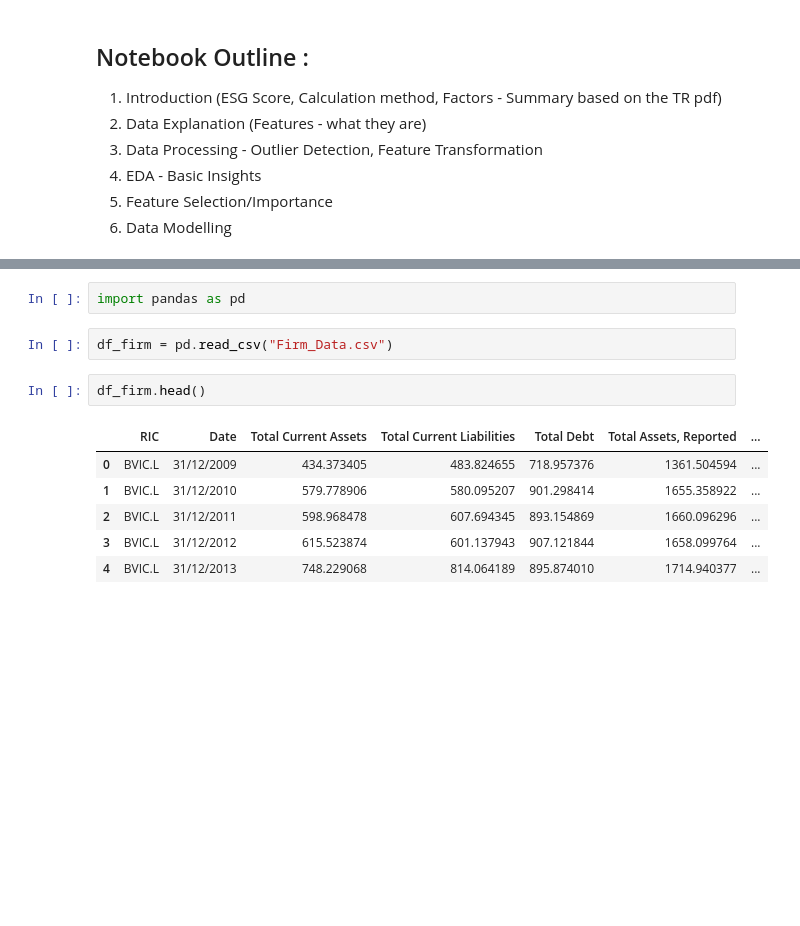
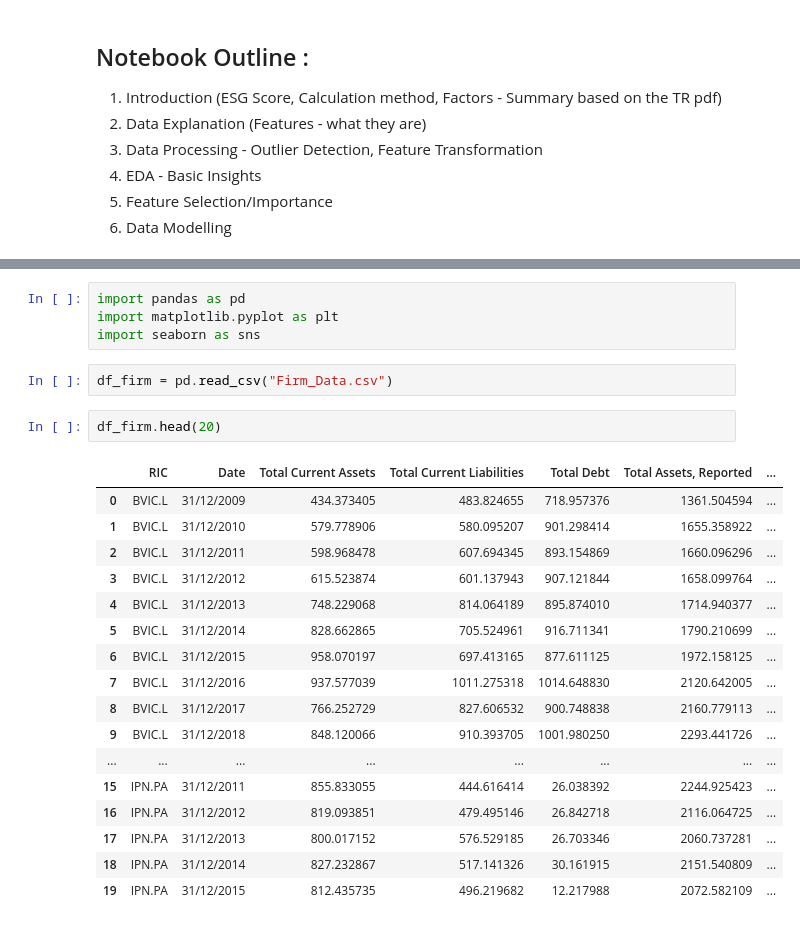
Before and after one commit to sprabhu4/SP_ESG_Pred, a Jupyter notebook: Code.ipynb, the cells around one changed output, grey strips where cells are left out. Cells and saved outputs as stored; diff of their text form; blank space fills up the shorter version.

```diff
--- a/Code.ipynb
+++ b/Code.ipynb
@@ -12,15 +24,28 @@
 # %%
 import pandas as pd
+import matplotlib.pyplot as plt
+import seaborn as sns
 # %%
 df_firm = pd.read_csv("Firm_Data.csv")
 # %%
-df_firm.head()
+df_firm.head(20)
 # %% [output]
 |  | RIC | Date | Total Current Assets | Total Current Liabilities | Total Debt | Total Assets, Reported | ... |
 | 0 | BVIC.L | 31/12/2009 | 434.373405 | 483.824655 | 718.957376 | 1361.504594 | ... |
 | 1 | BVIC.L | 31/12/2010 | 579.778906 | 580.095207 | 901.298414 | 1655.358922 | ... |
 | 2 | BVIC.L | 31/12/2011 | 598.968478 | 607.694345 | 893.154869 | 1660.096296 | ... |
 | 3 | BVIC.L | 31/12/2012 | 615.523874 | 601.137943 | 907.121844 | 1658.099764 | ... |
 | 4 | BVIC.L | 31/12/2013 | 748.229068 | 814.064189 | 895.874010 | 1714.940377 | ... |
+| 5 | BVIC.L | 31/12/2014 | 828.662865 | 705.524961 | 916.711341 | 1790.210699 | ... |
+| 6 | BVIC.L | 31/12/2015 | 958.070197 | 697.413165 | 877.611125 | 1972.158125 | ... |
+| 7 | BVIC.L | 31/12/2016 | 937.577039 | 1011.275318 | 1014.648830 | 2120.642005 | ... |
+| 8 | BVIC.L | 31/12/2017 | 766.252729 | 827.606532 | 900.748838 | 2160.779113 | ... |
+| 9 | BVIC.L | 31/12/2018 | 848.120066 | 910.393705 | 1001.980250 | 2293.441726 | ... |
+| ... | ... | ... | ... | ... | ... | ... | ... |
+| 15 | IPN.PA | 31/12/2011 | 855.833055 | 444.616414 | 26.038392 | 2244.925423 | ... |
+| 16 | IPN.PA | 31/12/2012 | 819.093851 | 479.495146 | 26.842718 | 2116.064725 | ... |
+| 17 | IPN.PA | 31/12/2013 | 800.017152 | 576.529185 | 26.703346 | 2060.737281 | ... |
+| 18 | IPN.PA | 31/12/2014 | 827.232867 | 517.141326 | 30.161915 | 2151.540809 | ... |
+| 19 | IPN.PA | 31/12/2015 | 812.435735 | 496.219682 | 12.217988 | 2072.582109 | ... |
 # %%
 df_firm.shape
```
Also changed, not shown: parts of 21 cells of this notebook.
